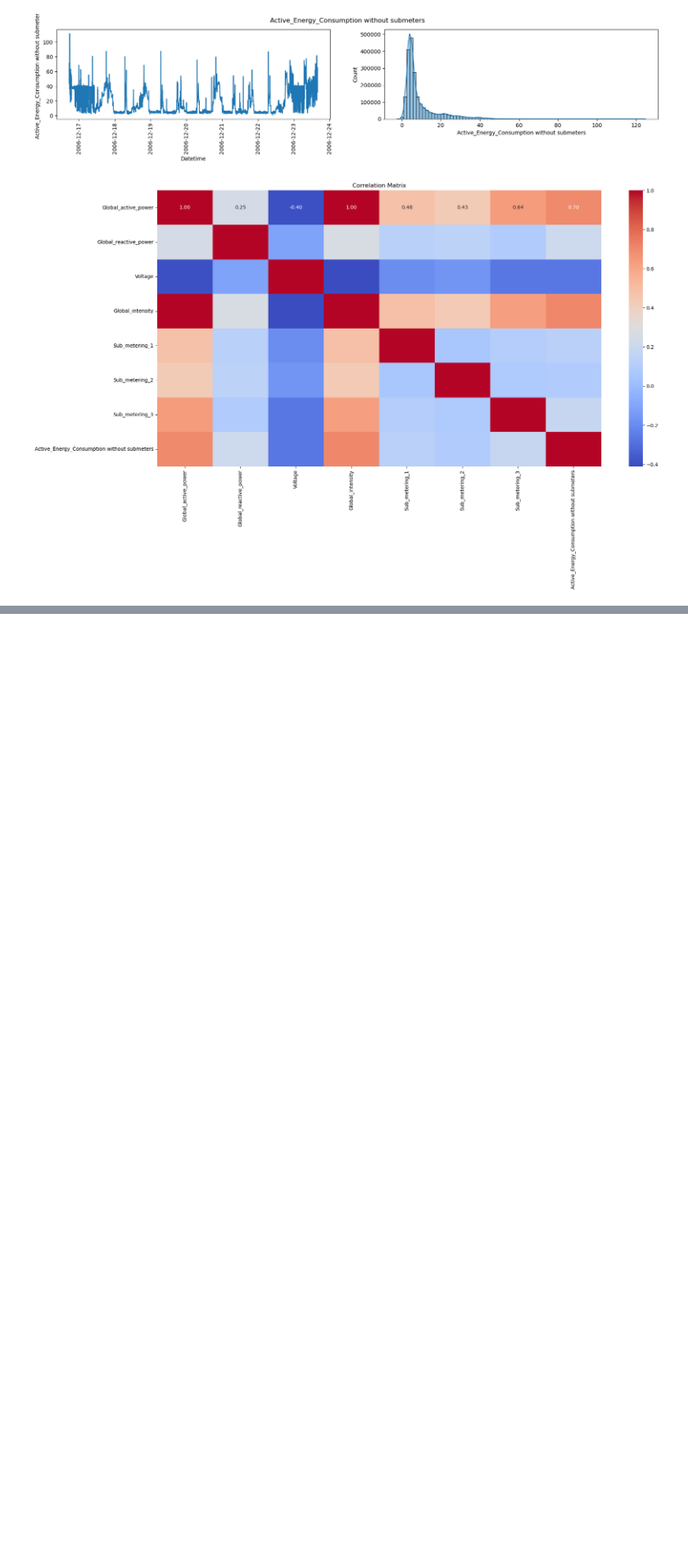
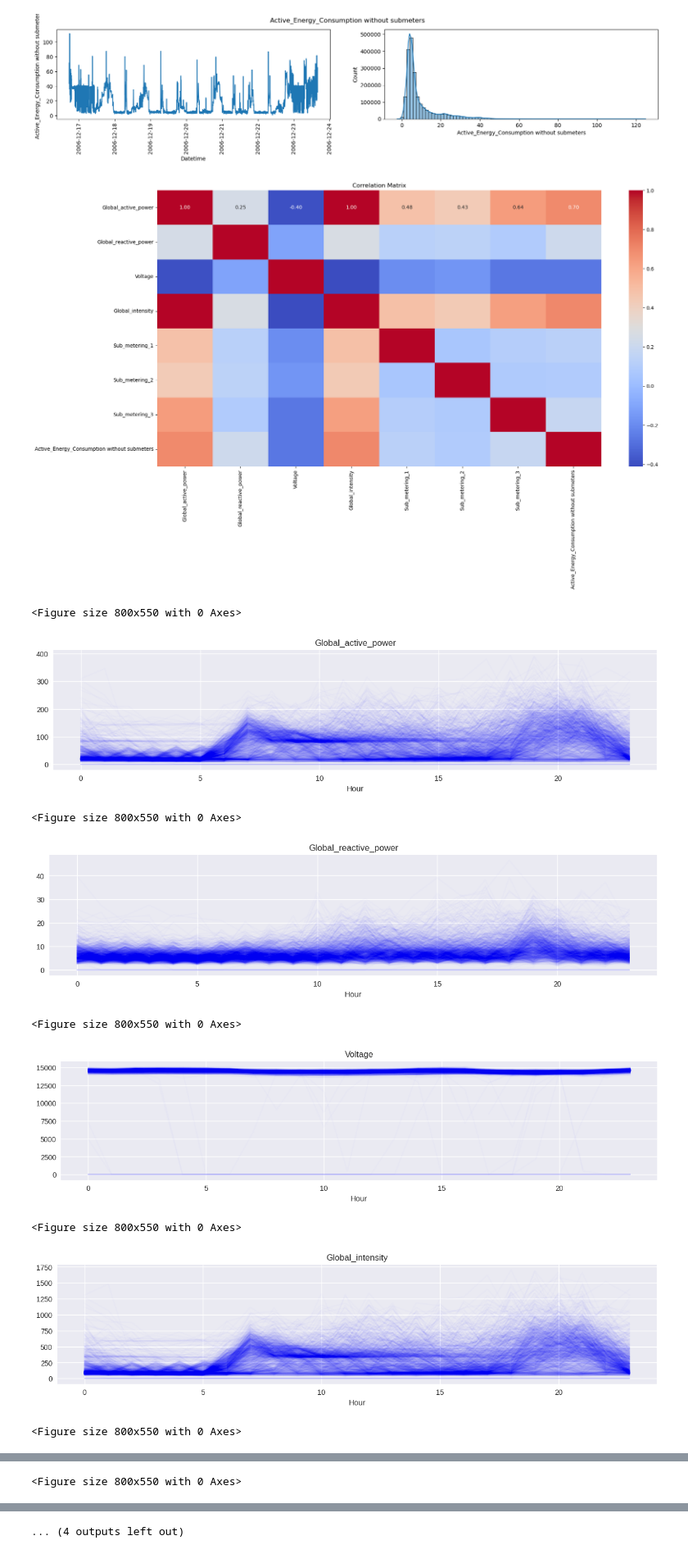
Before and after one commit to Tomson909/Clustering_Individual_Household_Electric_Power_Consumption, a Jupyter notebook: DataExploratory/EDA.ipynb, the cells around one changed output, grey strips where cells are left out. Shown at 82% size. Saved outputs shown, nothing was run; the diff lists cells and outputs as text; code cells hidden in the pictures; blank space fills up the shorter version.

```diff
--- a/DataExploratory/EDA.ipynb
+++ b/DataExploratory/EDA.ipynb
@@ -127,3 +127,25 @@ plt.title('Correlation Matrix')
 plt.show()
 # %% [output]
 [figure]
+# %%
+for col in data.columns:
+    data_hourly= data.resample('H').sum()
+    data_hourly['Hour'] = data_hourly.index.hour
+    data_hourly.index = data_hourly.index.date
+    data_pivot = data_hourly.pivot(columns='Hour', values=col)
+    plt.style.use('seaborn-v0_8')
+    plt.figure()
+    data_pivot.T.plot(legend=False, alpha=0.01, figsize=(15, 3), color = 'blue')
+    # plot mean red line
+    plt.title(col)
+    plt.show()
+# %% [output]
+<Figure size 800x550 with 0 Axes>
+[figure, added]
+<Figure size 800x550 with 0 Axes>
+[figure, added]
+<Figure size 800x550 with 0 Axes>
+[figure, added]
+<Figure size 800x550 with 0 Axes>
+[figure, added]
+<Figure size 800x550 with 0 Axes>
@@ -129,0 +153 @@ plt.show()
+<Figure size 800x550 with 0 Axes>
@@ -129,0 +155 @@ plt.show()
+... (4 outputs left out)
```
Also changed, not shown: parts of 2 cells of this notebook.
